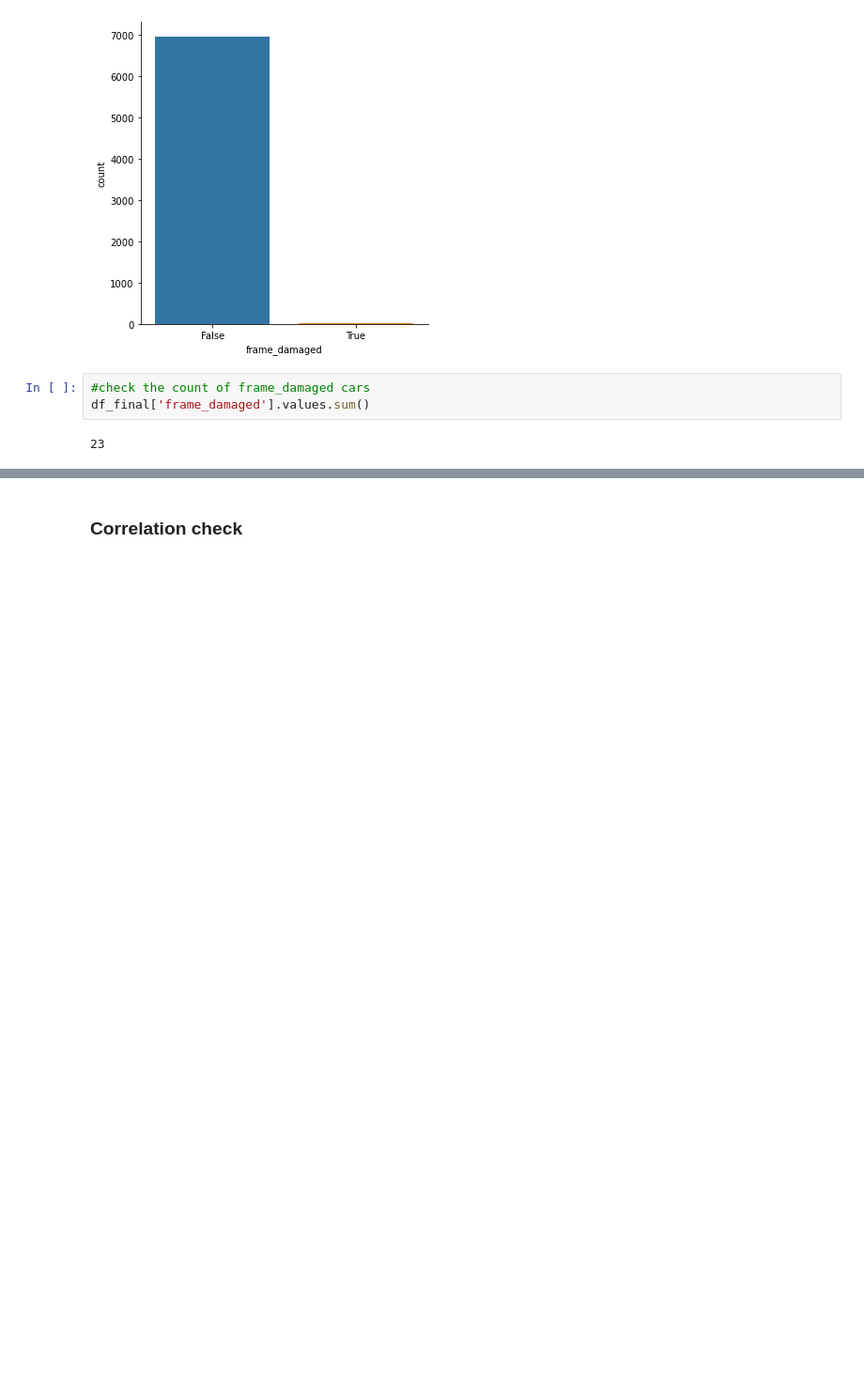
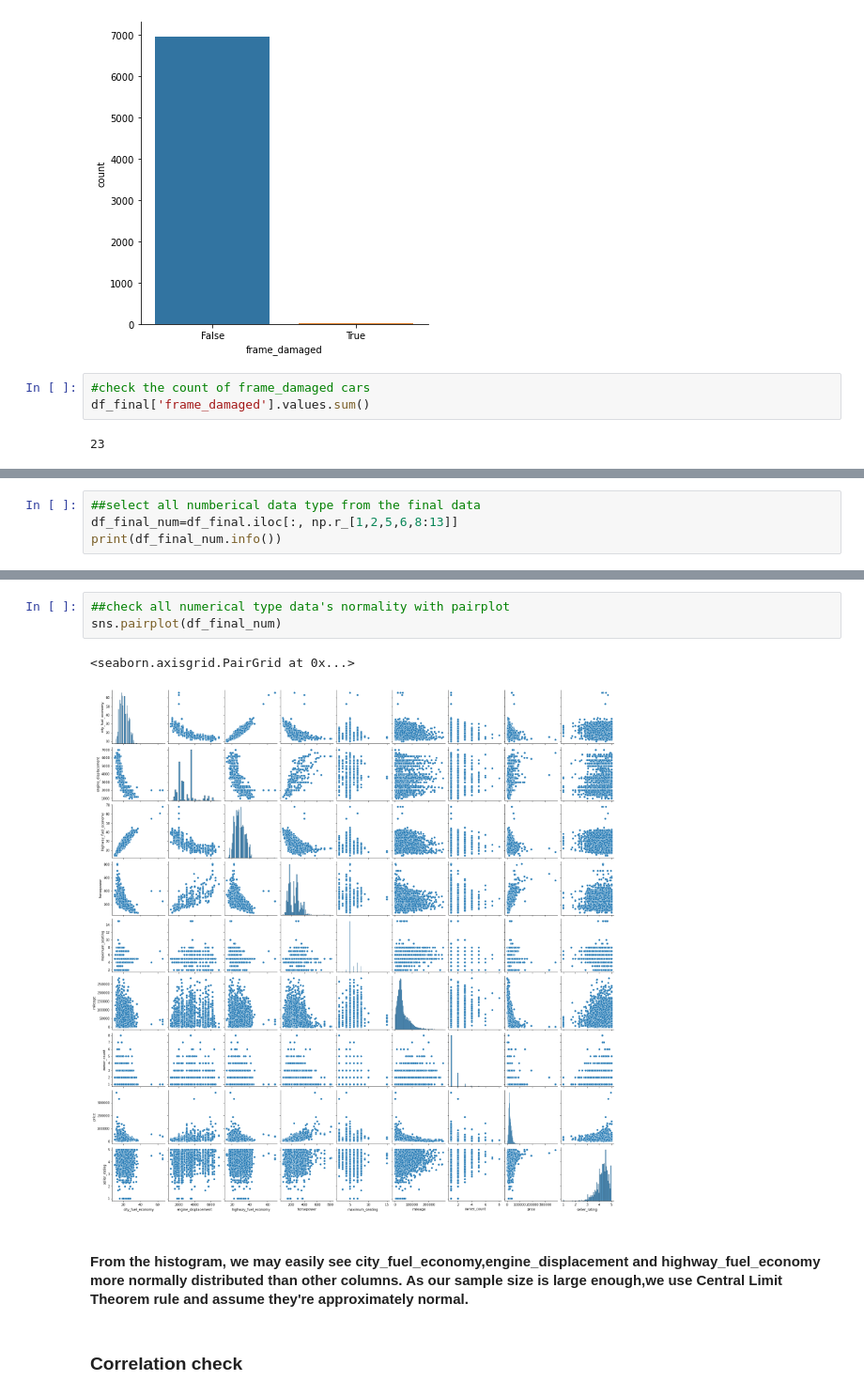
Before and after one commit to sophiawu1006/Machine-Learning-Model-for-used-cars, a Jupyter notebook: Used_Car_Lab_1_DataVisualization.ipynb, the cells around one changed output, grey strips where cells are left out. Shown at 94% size. Cells and saved outputs as stored; diff of their text form; blank space fills up the shorter version.

```diff
--- a/Used_Car_Lab_1_DataVisualization.ipynb
+++ b/Used_Car_Lab_1_DataVisualization.ipynb
@@ -417,0 +450,4 @@ sns.catplot(x="body_type", kind="count",data=df_final)
+# %%
+##select all numberical data type from the final data
+df_final_num=df_final.iloc[:, np.r_[1,2,5,6,8:13]]
+print(df_final_num.info())
@@ -418,2 +472,10 @@ sns.catplot(x="body_type", kind="count",data=df_final)
+# %%
+##check all numerical type data's normality with pairplot
+sns.pairplot(df_final_num)
+# %% [output]
+<seaborn.axisgrid.PairGrid at 0x...>
+[figure, added]
+# %% [markdown]
+#### From the histogram, we may easily see  city_fuel_economy,engine_displacement and highway_fuel_economy more normally distributed than other columns. As our sample size is large enough,we use Central Limit Theorem rule and assume they're approximately normal.
 # %% [markdown]
 ### Correlation check
```
Also changed, not shown: parts of 40 cells of this notebook.
